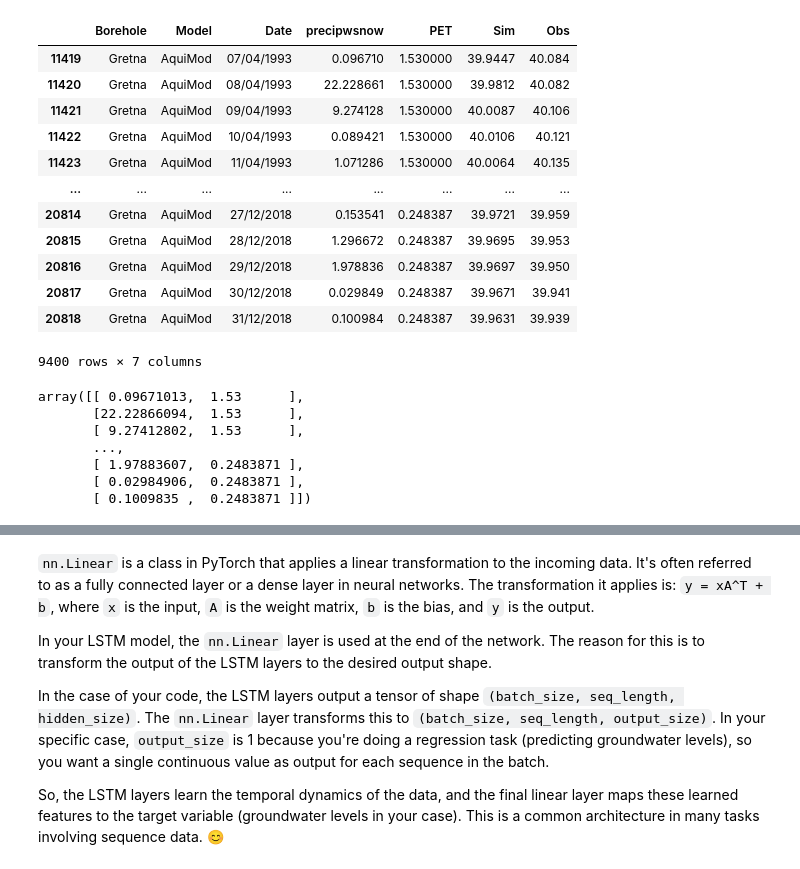
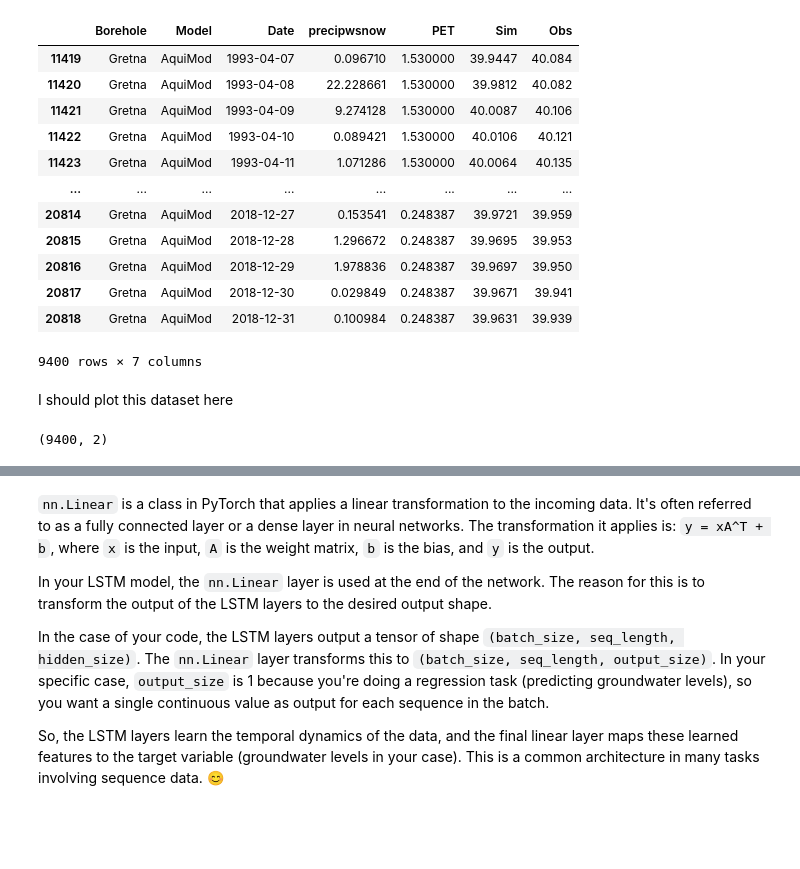
Before and after one commit to BMcCawley/lstm_gwl, a Jupyter notebook: single_basin_model/single_catchment_lstm.ipynb, the cells around one changed output, grey strips where cells are left out. Drawn from its saved outputs; the diff is of its cells as text; code cells hidden in the pictures; blank space fills up the shorter version.

```diff
--- a/single_basin_model/single_catchment_lstm.ipynb
+++ b/single_basin_model/single_catchment_lstm.ipynb
@@ -10,22 +11,23 @@ from sklearn.preprocessing import MinMaxScaler
 # %%
-p_gwl: Path = Path("../data/AquiMod_simobs_Gretna.csv")
-p_met: Path = Path("../data/ukcp18_simobs_Gretna.csv")
-df_gwl: pd.DataFrame = pd.read_csv(p_gwl)
-df_met: pd.DataFrame = pd.read_csv(p_met)
-df_data: pd.DataFrame = pd.merge(left=df_met, right=df_gwl, on=["Borehole", "Model", "Date"], how="inner").dropna()
+p_gwl = Path("../data/AquiMod_simobs_Gretna.csv")
+p_met = Path("../data/ukcp18_simobs_Gretna.csv")
+df_gwl = pd.read_csv(p_gwl, parse_dates=["Date"], dayfirst=True)
+df_met = pd.read_csv(p_met, parse_dates=["Date"], dayfirst=True)
+df_data = pd.merge(left=df_met, right=df_gwl, on=["Borehole", "Model", "Date"], how="inner").dropna()
+df_data
+# %% [output]
+|  | Borehole | Model | Date | precipwsnow | PET | Sim | Obs |
+| 11419 | Gretna | AquiMod | 1993-04-07 | 0.096710 | 1.530000 | 39.9447 | 40.084 |
+| 11420 | Gretna | AquiMod | 1993-04-08 | 22.228661 | 1.530000 | 39.9812 | 40.082 |
+| 11421 | Gretna | AquiMod | 1993-04-09 | 9.274128 | 1.530000 | 40.0087 | 40.106 |
+| 11422 | Gretna | AquiMod | 1993-04-10 | 0.089421 | 1.530000 | 40.0106 | 40.121 |
+| 11423 | Gretna | AquiMod | 1993-04-11 | 1.071286 | 1.530000 | 40.0064 | 40.135 |
+| ... | ... | ... | ... | ... | ... | ... | ... |
+| 20814 | Gretna | AquiMod | 2018-12-27 | 0.153541 | 0.248387 | 39.9721 | 39.959 |
+| 20815 | Gretna | AquiMod | 2018-12-28 | 1.296672 | 0.248387 | 39.9695 | 39.953 |
+| 20816 | Gretna | AquiMod | 2018-12-29 | 1.978836 | 0.248387 | 39.9697 | 39.950 |
+| 20817 | Gretna | AquiMod | 2018-12-30 | 0.029849 | 0.248387 | 39.9671 | 39.941 |
+| 20818 | Gretna | AquiMod | 2018-12-31 | 0.100984 | 0.248387 | 39.9631 | 39.939 |
+9400 rows × 7 columns
-# %%
-df_data
-# %% [output]
-|  | Borehole | Model | Date | precipwsnow | PET | Sim | Obs |
-| 11419 | Gretna | AquiMod | 07/04/1993 | 0.096710 | 1.530000 | 39.9447 | 40.084 |
-| 11420 | Gretna | AquiMod | 08/04/1993 | 22.228661 | 1.530000 | 39.9812 | 40.082 |
-| 11421 | Gretna | AquiMod | 09/04/1993 | 9.274128 | 1.530000 | 40.0087 | 40.106 |
-| 11422 | Gretna | AquiMod | 10/04/1993 | 0.089421 | 1.530000 | 40.0106 | 40.121 |
-| 11423 | Gretna | AquiMod | 11/04/1993 | 1.071286 | 1.530000 | 40.0064 | 40.135 |
-| ... | ... | ... | ... | ... | ... | ... | ... |
-| 20814 | Gretna | AquiMod | 27/12/2018 | 0.153541 | 0.248387 | 39.9721 | 39.959 |
-| 20815 | Gretna | AquiMod | 28/12/2018 | 1.296672 | 0.248387 | 39.9695 | 39.953 |
-| 20816 | Gretna | AquiMod | 29/12/2018 | 1.978836 | 0.248387 | 39.9697 | 39.950 |
-| 20817 | Gretna | AquiMod | 30/12/2018 | 0.029849 | 0.248387 | 39.9671 | 39.941 |
-| 20818 | Gretna | AquiMod | 31/12/2018 | 0.100984 | 0.248387 | 39.9631 | 39.939 |
-9400 rows × 7 columns
+# %% [markdown]
+I should plot this dataset here
@@ -36,14 +45,8 @@ gwl: np.ndarray = df_data["Obs"].values
 # %%
 # Concatenate the features
-features_arr: np.ndarray = np.column_stack((precip, pet))
-features_arr
+features_arr = np.column_stack((precip, pet))
+features_arr.shape
 # %% [output]
-array([[ 0.09671013,  1.53      ],
-       [22.22866094,  1.53      ],
-       [ 9.27412802,  1.53      ],
-       ...,
-       [ 1.97883607,  0.2483871 ],
-       [ 0.02984906,  0.2483871 ],
-       [ 0.1009835 ,  0.2483871 ]])
+(9400, 2)
 # %%
 # Normalize the features
```
Also changed, not shown: parts of 27 cells of this notebook.
